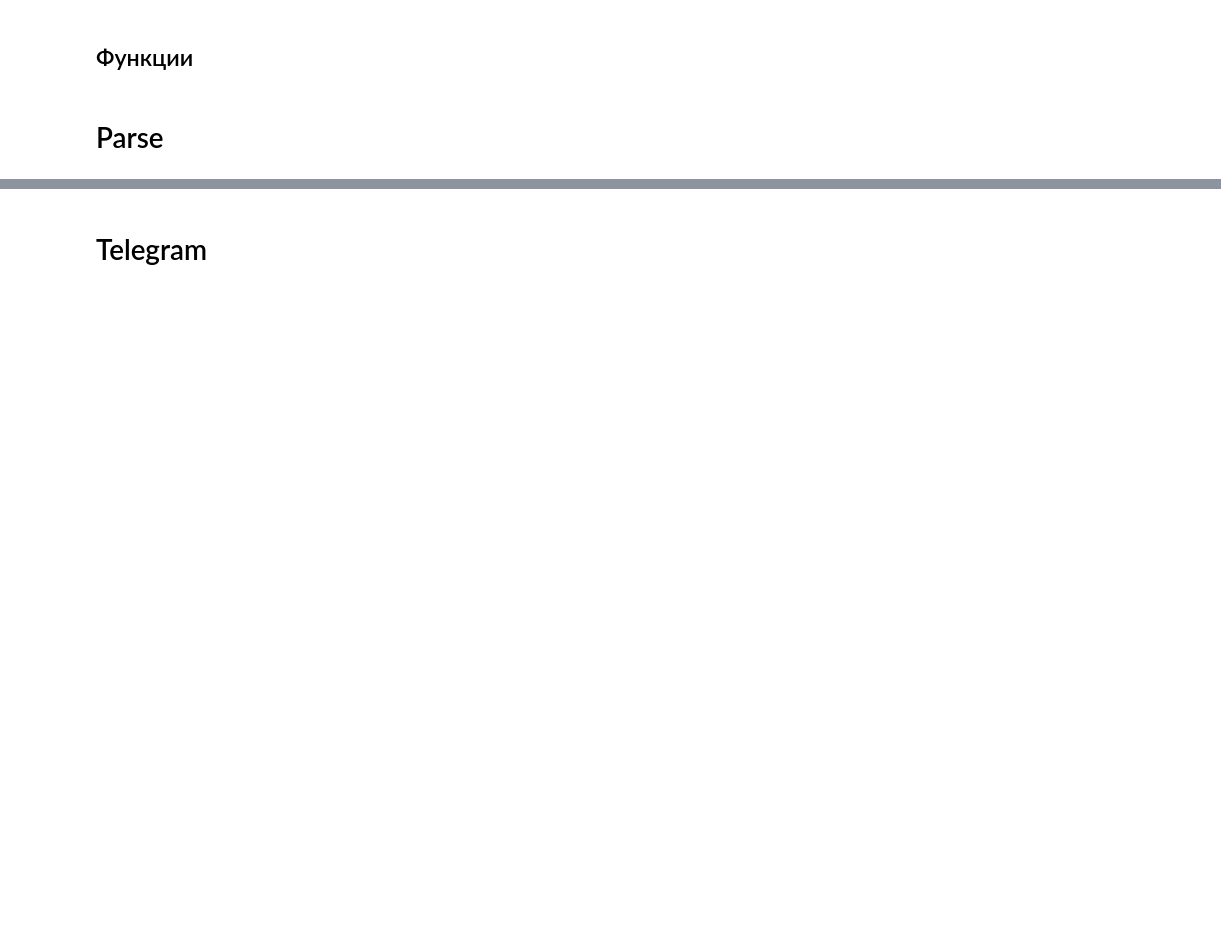
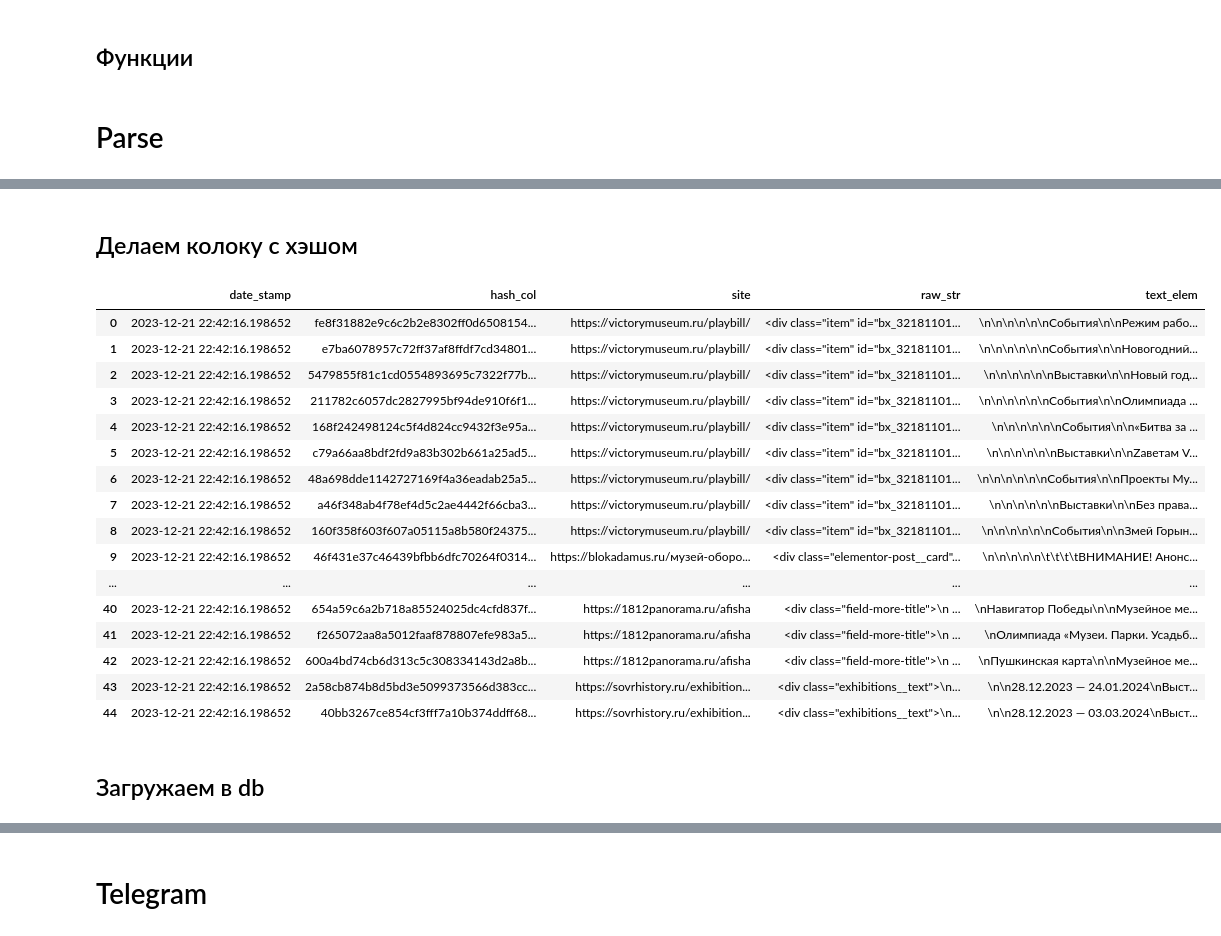
Before and after one commit to SeniorDataFrame/projects, a Jupyter notebook: Museums/main.ipynb, the cells around one changed output, grey strips where cells are left out. Cells and saved outputs as stored; diff of their text form; code cells hidden in the pictures; blank space fills up the shorter version.

```diff
--- a/Museums/main.ipynb
+++ b/Museums/main.ipynb
@@ -73,2 +129,48 @@ df_raw_p = df_raw_p.rename(columns={'index':'site', 0:'raw_str'})
 # %%
 df_raw_p['text_elem'] = df_raw_p['raw_str'].apply(lambda x: BeautifulSoup(x, 'html.parser').text)
+# %%
+df_raw_p = df_raw_p.drop_duplicates(['site', 'text_elem']).copy()
+df_raw_p = df_raw_p.reset_index(drop=True).copy()
+# %% [markdown]
+## Делаем колоку с хэшом
+# %%
+def generate_hash(input_string):
+    # Создаем объект хэша SHA-256
+    hash_object = hashlib.sha256()
+
+    # Преобразуем входную строку в байты и обновляем хэш
+    hash_object.update(input_string.encode('utf-8'))
+
+    # Получаем шестнадцатеричное представление хэша
+    hash_value = hash_object.hexdigest()
+
+    return hash_value
+# %%
+# Колонка для хеширования
+df_raw_p.insert(0,'hash_col', df_raw_p['site']+ ' ' + df_raw_p['text_elem'])
+
+df_raw_p['hash_col'] = df_raw_p['hash_col'].apply(generate_hash)
+# %%
+df_raw_p.insert(0,'date_stamp', pd.to_datetime('today'))
+# %%
+df_raw_p
+# %% [output]
+|  | date_stamp | hash_col | site | raw_str | text_elem |
+| 0 | 2023-12-21 22:42:16.198652 | fe8f31882e9c6c2b2e8302ff0d6508154... | https://victorymuseum.ru/playbill/ | <div class="item" id="bx_32181101... | \n\n\n\n\n\nСобытия\n\nРежим рабо... |
+| 1 | 2023-12-21 22:42:16.198652 | e7ba6078957c72ff37af8ffdf7cd34801... | https://victorymuseum.ru/playbill/ | <div class="item" id="bx_32181101... | \n\n\n\n\n\nСобытия\n\nНовогодний... |
+| 2 | 2023-12-21 22:42:16.198652 | 5479855f81c1cd0554893695c7322f77b... | https://victorymuseum.ru/playbill/ | <div class="item" id="bx_32181101... | \n\n\n\n\n\nВыставки\n\nНовый год... |
+| 3 | 2023-12-21 22:42:16.198652 | 211782c6057dc2827995bf94de910f6f1... | https://victorymuseum.ru/playbill/ | <div class="item" id="bx_32181101... | \n\n\n\n\n\nСобытия\n\nОлимпиада ... |
+| 4 | 2023-12-21 22:42:16.198652 | 168f242498124c5f4d824cc9432f3e95a... | https://victorymuseum.ru/playbill/ | <div class="item" id="bx_32181101... | \n\n\n\n\n\nСобытия\n\n«Битва за ... |
+| 5 | 2023-12-21 22:42:16.198652 | c79a66aa8bdf2fd9a83b302b661a25ad5... | https://victorymuseum.ru/playbill/ | <div class="item" id="bx_32181101... | \n\n\n\n\n\nВыставки\n\nZаветам V... |
+| 6 | 2023-12-21 22:42:16.198652 | 48a698dde1142727169f4a36eadab25a5... | https://victorymuseum.ru/playbill/ | <div class="item" id="bx_32181101... | \n\n\n\n\n\nСобытия\n\nПроекты Му... |
+| 7 | 2023-12-21 22:42:16.198652 | a46f348ab4f78ef4d5c2ae4442f66cba3... | https://victorymuseum.ru/playbill/ | <div class="item" id="bx_32181101... | \n\n\n\n\n\nВыставки\n\nБез права... |
+| 8 | 2023-12-21 22:42:16.198652 | 160f358f603f607a05115a8b580f24375... | https://victorymuseum.ru/playbill/ | <div class="item" id="bx_32181101... | \n\n\n\n\n\nСобытия\n\nЗмей Горын... |
+| 9 | 2023-12-21 22:42:16.198652 | 46f431e37c46439bfbb6dfc70264f0314... | https://blokadamus.ru/музей-оборо... | <div class="elementor-post__card"... | \n\n\n\n\n\t\t\t\tВНИМАНИЕ! Анонс... |
+| ... | ... | ... | ... | ... | ... |
+| 40 | 2023-12-21 22:42:16.198652 | 654a59c6a2b718a85524025dc4cfd837f... | https://1812panorama.ru/afisha | <div class="field-more-title">\n ... | \nНавигатор Победы\n\nМузейное ме... |
+| 41 | 2023-12-21 22:42:16.198652 | f265072aa8a5012faaf878807efe983a5... | https://1812panorama.ru/afisha | <div class="field-more-title">\n ... | \nОлимпиада «Музеи. Парки. Усадьб... |
+| 42 | 2023-12-21 22:42:16.198652 | 600a4bd74cb6d313c5c308334143d2a8b... | https://1812panorama.ru/afisha | <div class="field-more-title">\n ... | \nПушкинская карта\n\nМузейное ме... |
+| 43 | 2023-12-21 22:42:16.198652 | 2a58cb874b8d5bd3e5099373566d383cc... | https://sovrhistory.ru/exhibition... | <div class="exhibitions__text">\n... | \n\n28.12.2023 — 24.01.2024\nВыст... |
+| 44 | 2023-12-21 22:42:16.198652 | 40bb3267ce854cf3fff7a10b374ddff68... | https://sovrhistory.ru/exhibition... | <div class="exhibitions__text">\n... | \n\n28.12.2023 — 03.03.2024\nВыст... |
+# %% [markdown]
+## Загружаем в db
```
Also changed, not shown: parts of 114 cells of this notebook, 2 other files.
